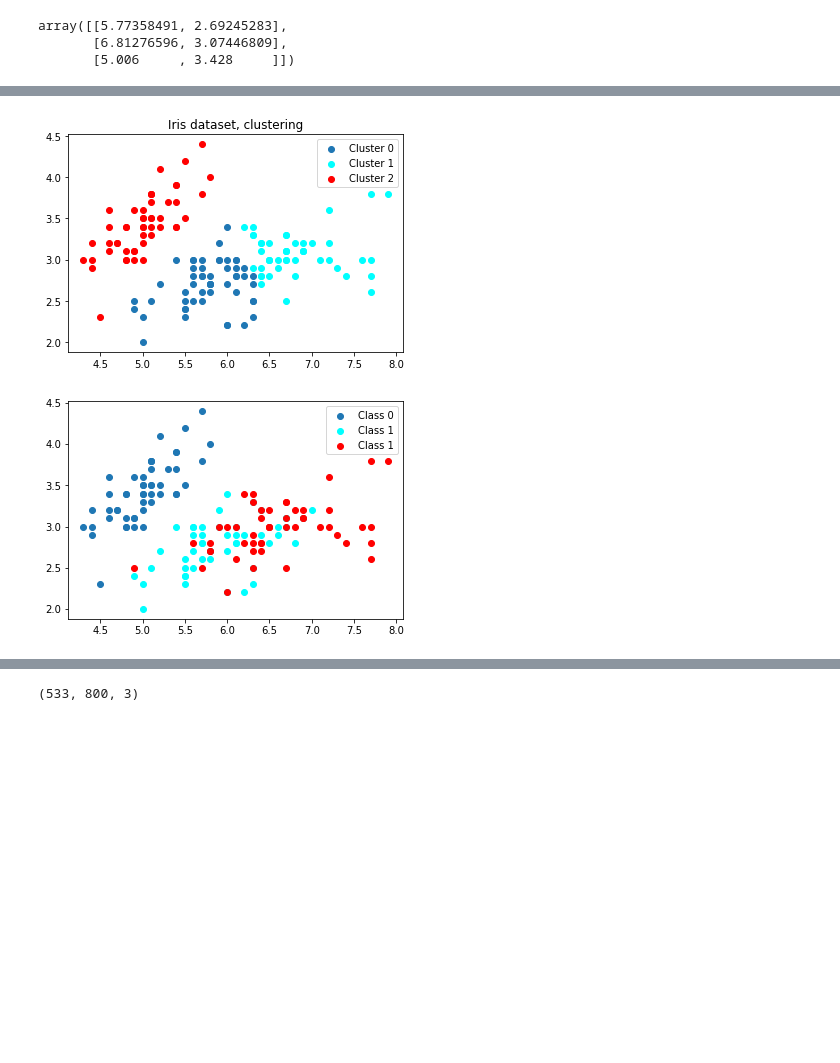
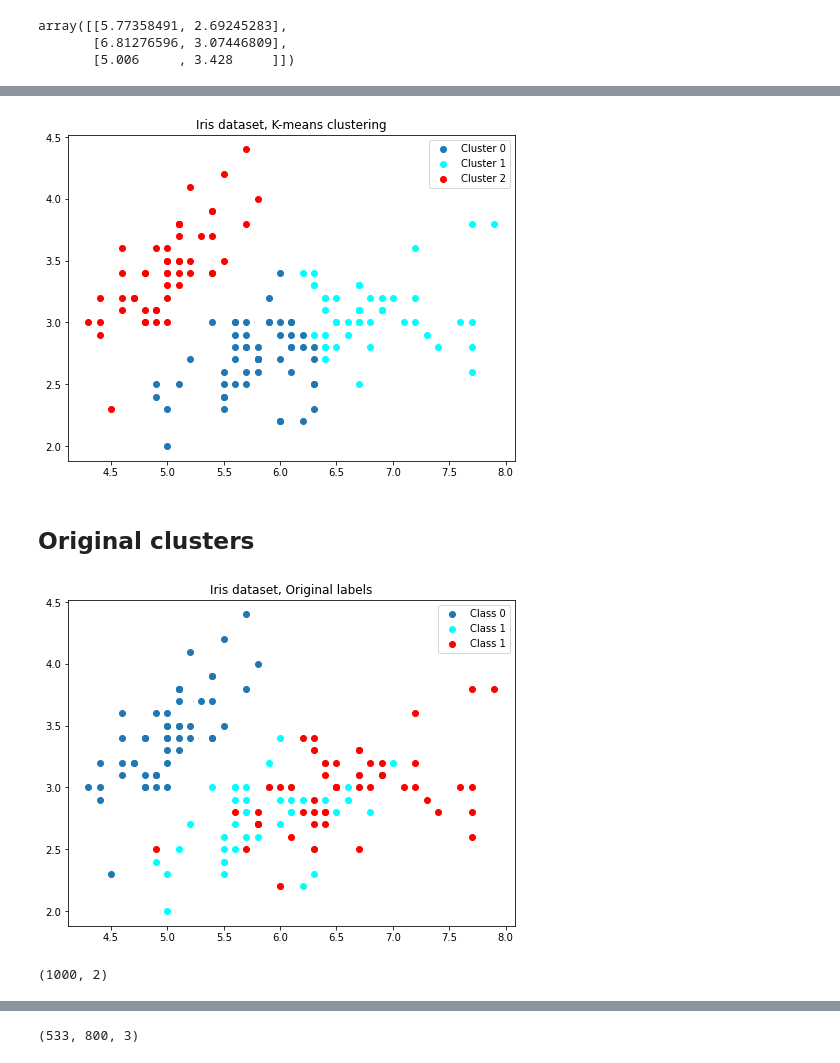
Before and after one commit to rpezoa/ML_Aplicado, a Jupyter notebook: clases/09_Clustering.ipynb, the cells around one changed output, grey strips where cells are left out. Saved outputs shown, nothing was run; the diff lists cells and outputs as text; code cells hidden in the pictures; blank space fills up the shorter version.

```diff
--- a/clases/09_Clustering.ipynb
+++ b/clases/09_Clustering.ipynb
@@ -75,29 +61,24 @@ array([[5.77358491, 2.69245283],
 # %%
+#filter rows of original data
 
-
-#filter rows of original data
 data_label0 = X[y_pred==0]
 data_label1 = X[y_pred == 1]
 data_label2 = X[y_pred == 2]
 
 
 #plotting the results
-plt.figure()
-plt.scatter(data_label0[:,0] , data_label0[:,1],label="Cluster 0")
-
-#filter rows of original data
-
-
-#Plotting the results
+plt.figure(figsize=(8,6))
+plt.scatter(data_label0[:,0], data_label0[:,1],label="Cluster 0")
 plt.scatter(data_label1[:,0] , data_label1[:,1] , color = 'cyan', label="Cluster 1")
 plt.scatter(data_label2[:,0] , data_label2[:,1] , color = 'red', label="Cluster 2")
 plt.legend(loc="best")
-plt.title("Iris dataset, clustering")
+plt.title("Iris dataset, K-means clustering")
 plt.show()
-
 plt.show()
 # %% [output]
-[figure, old version]
+[figure, new version]
+# %% [markdown]
+## Original clusters
 # %%
 #filter rows of original data
 label0 = X[y == 0]
@@ -105,19 +86,22 @@ label1 = X[y == 1]
 label2 = X[y == 2]
 
 #plotting the results
-plt.figure()
+plt.figure(figsize=(8,6))
 plt.scatter(label0[:,0] , label0[:,1],label="Class 0")
 plt.scatter(label1[:,0] , label1[:,1] , color = 'cyan', label="Class 1")
 plt.scatter(label2[:,0] , label2[:,1] , color = 'red', label="Class 1")
 plt.legend(loc="best")
+plt.title("Iris dataset, Original labels")
 plt.show()
-
-plt.show()
 # %% [output]
-[figure, old version]
+[figure, new version]
 # %%
 from sklearn.datasets import make_moons
 X, y = make_moons(n_samples=1000, noise=0.05)
+# %%
+X.shape
+# %% [output]
+(1000, 2)
 # %%
 plt.figure()
 plt.scatter(X[:,0], X[:,1])
```
Also changed, not shown: parts of 16 cells of this notebook.
